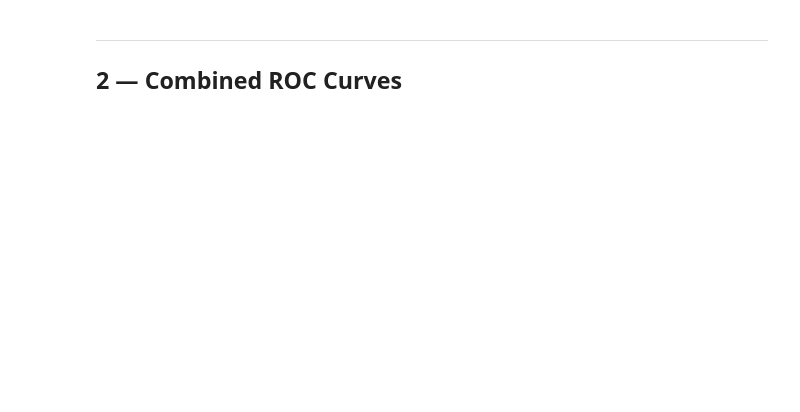
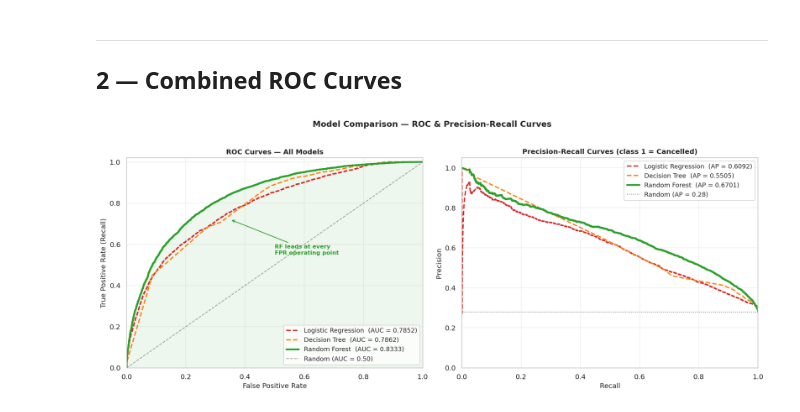
Before and after one commit to Sneha140202/hotel-booking-analysis, a Jupyter notebook: notebooks/11_model_comparison.ipynb, the cells around one changed output. Drawn from its saved outputs; the diff is of its cells as text; code cells hidden in the pictures; blank space fills up the shorter version.

```diff
--- a/notebooks/11_model_comparison.ipynb
+++ b/notebooks/11_model_comparison.ipynb
@@ -20,10 +19,9 @@ import seaborn as sns
 import pickle, warnings
 
 from sklearn.metrics import (
-    accuracy_score, classification_report, confusion_matrix,
-    roc_auc_score, roc_curve,
-    precision_recall_fscore_support, precision_recall_curve,
-    average_precision_score,
+    accuracy_score, precision_recall_fscore_support,
+    confusion_matrix, roc_auc_score, roc_curve,
+    precision_recall_curve, average_precision_score,
 )
 
 warnings.filterwarnings("ignore")
@@ -33,9 +31,8 @@ plt.rcParams.update({"figure.dpi": 130, "font.size": 11})
 MODEL_COLORS = {
     "Logistic Regression" : "#d62728",
     "Decision Tree"       : "#ff7f0e",
-    "Random Forest (tuned)": "#2ca02c",
+    "Random Forest"       : "#2ca02c",
 }
-AVG_BOOKING_REVENUE = 403   # £ mean revenue_per_booking from EDA
 # %%
 base = "../data/cleaned/"
 
@@ -119,51 +169,65 @@ print("  ★ = Recommended final model")
 # %%
 fig, axes = plt.subplots(1, 2, figsize=(15, 6))
 fig.suptitle("Model Comparison — ROC & Precision-Recall Curves",
              fontsize=13, fontweight="bold", y=1.02)
 
-for name, model in models.items():
+# ── ROC Curve ────────────────────────────────────────────────────────────────
+for name, model in MODELS.items():
     y_prob = model.predict_proba(X_test)[:, 1]
-    auc    = roc_auc_score(y_test, y_prob)
     fpr, tpr, _ = roc_curve(y_test, y_prob)
+    auc = roc_auc_score(y_test, y_prob)
+    is_best = (name == "Random Forest")
+    axes[0].plot(fpr, tpr,
+                 color=MODEL_COLORS[name],
+                 lw=2.8 if is_best else 2.0,
+                 linestyle="-" if is_best else "--",
+                 label=f"{name}  (AUC = {auc:.4f})")
+    if is_best:
+        axes[0].fill_between(fpr, tpr, alpha=0.08, color=MODEL_COLORS[name])
 
-    lw = 2.8 if "Random Forest" in name else 2.0
-    ls = "-"  if "Random Forest" in name else ("--" if "Decision" in name else ":")
-    color = MODEL_COLORS[name]
+axes[0].plot([0,1],[0,1], "k--", lw=1.2, alpha=0.4, label="Random (AUC = 0.50)")
+axes[0].set_xlabel("False Positive Rate", fontsize=11)
+axes[0].set_ylabel("True Positive Rate (Recall)", fontsize=11)
+axes[0].set_title("ROC Curves — All Models", fontsize=11, fontweight="bold")
+axes[0].legend(fontsize=10, loc="lower right")
+axes[0].grid(True, alpha=0.3)
+axes[0].set_xlim([0, 1]); axes[0].set_ylim([0, 1.02])
 
-    axes[0].plot(fpr, tpr, color=color, lw=lw, linestyle=ls,
-                 label=f"{name}  (AUC = {auc:.4f})")
+# Annotate AUC gap
+axes[0].annotate("RF leads at every\nFPR operating point",
+                 xy=(0.35, 0.72), xytext=(0.5, 0.55),
+                 fontsize=9, color="#2ca02c", fontweight="bold",
+                 arrowprops=dict(arrowstyle="->", color="#2ca02c", lw=1.2))
 
-    # Precision-Recall curve
+# ── Precision-Recall Curve ────────────────────────────────────────────────────
+for name, model in MODELS.items():
+    y_prob = model.predict_proba(X_test)[:, 1]
+    prec, rec, _ = precision_recall_curve(y_test, y_prob)
     ap = average_precision_score(y_test, y_prob)
-    precision, recall, _ = precision_recall_curve(y_test, y_prob)
-    axes[1].plot(recall, precision, color=color, lw=lw, linestyle=ls,
+    is_best = (name == "Random Forest")
+    axes[1].plot(rec, prec,
+                 color=MODEL_COLORS[name],
+                 lw=2.8 if is_best else 2.0,
+                 linestyle="-" if is_best else "--",
                  label=f"{name}  (AP = {ap:.4f})")
 
-# ROC random baseline
-axes[0].plot([0,1],[0,1], "k--", lw=1.2, alpha=0.4, label="Random (AUC = 0.50)")
-axes[0].fill_between(*roc_curve(y_test,
-                      model_rf.predict_proba(X_test)[:,1])[:2],
-                     alpha=0.06, color="#2ca02c")
-axes[0].set_xlabel("False Positive Rate", fontsize=11)
-axes[0].set_ylabel("True Positive Rate (Recall)", fontsize=11)
-axes[0].set_title("ROC Curves", fontsize=12, fontweight="bold")
-axes[0].legend(fontsize=9, loc="lower right")
-axes[0].grid(True, alpha=0.3)
-axes[0].set_xlim([0,1]); axes[0].set_ylim([0,1.02])
+# Random classifier baseline for PR curve
+baseline = y_test.mean()
+axes[1].axhline(baseline, color="gray", linestyle=":", lw=1.2,
+                label=f"Random (AP = {baseline:.2f})")
 
-# PR no-skill baseline
-no_skill = y_test.mean()
-axes[1].axhline(no_skill, color="gray", linestyle="--", lw=1.2,
-                label=f"No Skill (AP = {no_skill:.3f})")
 axes[1].set_xlabel("Recall", fontsize=11)
 axes[1].set_ylabel("Precision", fontsize=11)
-axes[1].set_title("Precision-Recall Curves", fontsize=12, fontweight="bold")
-axes[1].legend(fontsize=9, loc="upper right")
+axes[1].set_title("Precision-Recall Curves (class 1 = Cancelled)",
+                  fontsize=11, fontweight="bold")
+axes[1].legend(fontsize=10, loc="upper right")
 axes[1].grid(True, alpha=0.3)
-axes[1].set_xlim([0,1]); axes[1].set_ylim([0,1.02])
+axes[1].set_xlim([0, 1]); axes[1].set_ylim([0, 1.05])
 
 plt.tight_layout()
-plt.savefig("../visuals/model_comparison_roc.png",
+plt.savefig("../visuals/model_comparison_roc_pr.png",
             dpi=150, bbox_inches="tight", facecolor="white")
 plt.show()
-print("Saved -> visuals/model_comparison_roc.png")
+print("Saved -> visuals/model_comparison_roc_pr.png")
+# %% [output]
+[figure, added]
```
Also changed, not shown: parts of 12 cells of this notebook, 1 other file.
